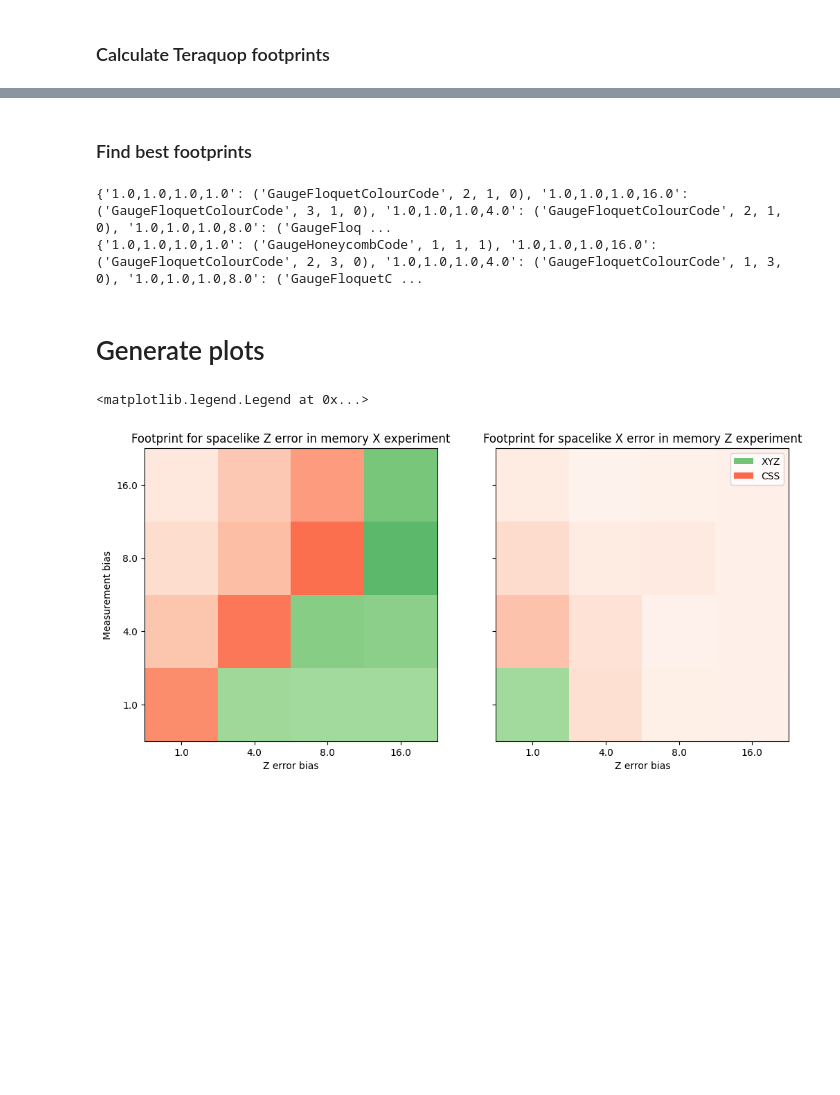
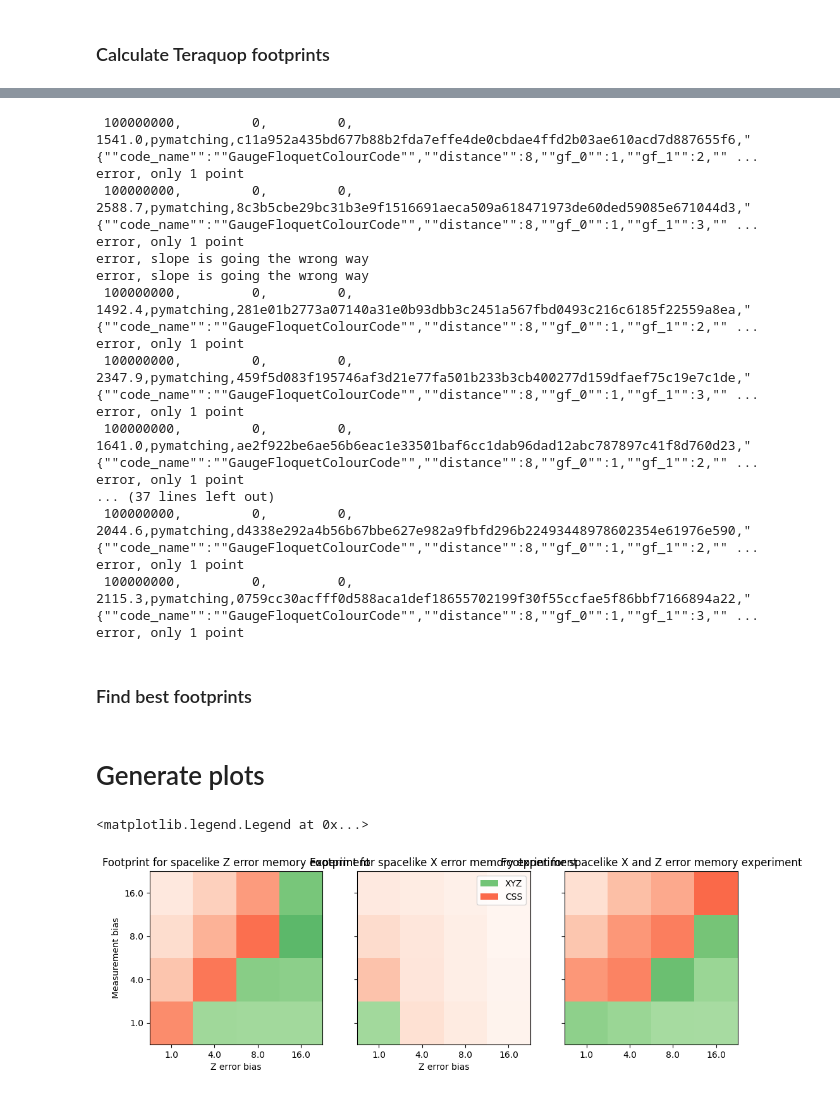
Before and after one commit to peter-janderks/floquet_colour_codes_numerics, a Jupyter notebook: heatmap/heatmap_plot.ipynb, the cells around one changed output, grey strips where cells are left out. Drawn from its saved outputs; the diff is of its cells as text; code cells hidden in the pictures; blank space fills up the shorter version.

Commit message:
update plots

```diff
--- a/heatmap/heatmap_plot.ipynb
+++ b/heatmap/heatmap_plot.ipynb
@@ -75,7 +96,10 @@ def extrapolate_footprint_achieving_error_rate(
 # Functions used to generate plots
 # %%
 
-def float_to_color_shade(value: int, color_map: plt.cm, vmin=200, vmax=3000):
+from typing import Tuple
+
+
+def float_to_color_shade(value: int, color_map: matplotlib.colors.LinearSegmentedColormap, vmin=200, vmax=3000):
     """
     Convert a float between 1 and 1000 to a shade of blue.
 
@@ -98,9 +122,15 @@ def float_to_color_shade(value: int, color_map: plt.cm, vmin=200, vmax=3000):
     normalized_value = norm(value)
 
     # Get the color corresponding to the normalized value
-    color = color_map(normalized_value)
+    color : Tuple[int,int,int,int]= color_map(normalized_value)
+    return color
 
-    return color
+def change_opacity(color: Tuple[int,int,int,int], footprint: float, vmin=200, vmax=3000):
+    norm = mcolors.Normalize(vmin=vmin, vmax=vmax)
+    normalized_value = norm(footprint)
+
+    opac_color = (color[0], color[1], color[2], normalized_value)
+    return opac_color
 # %% [markdown]
 # Data processing
 # %% [markdown]
@@ -135,3 +185,25 @@ x_footprints = calc_teraquop_footprints(stats_00001_memory_x)
+# %%
+xz_footprints_stability = calc_xz_footprints(stats_0001_stability_xz)
+x_footprints_stability = calc_teraquop_footprints(stats_0001_stability_x)
+z_footprints_stability = calc_teraquop_footprints(stats_0001_stability_z)
+# %% [output]
+ 100000000,         0,         0,  1541.0,pymatching,c11a952a435bd677b88b2fda7effe4de0cbdae4ffd2b03ae610acd7d887655f6,"{""code_name"":""GaugeFloquetColourCode"",""distance"":8,""gf_0"":1,""gf_1"":2,"" ...
+error, only 1 point
+ 100000000,         0,         0,  2588.7,pymatching,8c3b5cbe29bc31b3e9f1516691aeca509a618471973de60ded59085e671044d3,"{""code_name"":""GaugeFloquetColourCode"",""distance"":8,""gf_0"":1,""gf_1"":3,"" ...
+error, only 1 point
+error, slope is going the wrong way
+error, slope is going the wrong way
+ 100000000,         0,         0,  1492.4,pymatching,281e01b2773a07140a31e0b93dbb3c2451a567fbd0493c216c6185f22559a8ea,"{""code_name"":""GaugeFloquetColourCode"",""distance"":8,""gf_0"":1,""gf_1"":2,"" ...
+error, only 1 point
+ 100000000,         0,         0,  2347.9,pymatching,459f5d083f195746af3d21e77fa501b233b3cb400277d159dfaef75c19e7c1de,"{""code_name"":""GaugeFloquetColourCode"",""distance"":8,""gf_0"":1,""gf_1"":3,"" ...
+error, only 1 point
+ 100000000,         0,         0,  1641.0,pymatching,ae2f922be6ae56b6eac1e33501baf6cc1dab96dad12abc787897c41f8d760d23,"{""code_name"":""GaugeFloquetColourCode"",""distance"":8,""gf_0"":1,""gf_1"":2,"" ...
+error, only 1 point
+... (37 lines left out)
+ 100000000,         0,         0,  2044.6,pymatching,d4338e292a4b56b67bbe627e982a9fbfd296b22493448978602354e61976e590,"{""code_name"":""GaugeFloquetColourCode"",""distance"":8,""gf_0"":1,""gf_1"":2,"" ...
+error, only 1 point
+ 100000000,         0,         0,  2115.3,pymatching,0759cc30acfff0d588aca1def18655702199f30f55ccfae5f86bbf7166894a22,"{""code_name"":""GaugeFloquetColourCode"",""distance"":8,""gf_0"":1,""gf_1"":3,"" ...
+error, only 1 point
 # %% [markdown]
 ### Find best footprints
 # %%
@@ -158,14 +230,17 @@ def get_best_footprint_dict(footprints: dict):
     best_footprints_floquet_color_code_value = dict()
     for noise_model, footprints in footprints.items():
         best_footprints[noise_model], _, best_footprints_honeycomb_code_value[noise_model], best_footprints_floquet_color_code_value[noise_model] = get_best_footprint(footprints)
-    print(best_footprints)
+
     return best_footprints, best_footprints_honeycomb_code_value, best_footprints_floquet_color_code_value
 
-best_footprints_x, best_footprints_honeycomb_code_value_x, best_footprints_floquet_color_code_value_x = get_best_footprint_dict(x_footprints)
-best_footprints_z, best_footprints_honeycomb_code_value_z, best_footprints_floquet_color_code_value_z = get_best_footprint_dict(z_footprints)
+best_footprints = dict(
+)
+best_footprints['x_memory'], best_footprints['XYZ_x_memory'], best_footprints['CSS_x_memory'] = get_best_footprint_dict(x_footprints_memory)
+best_footprints['z_memory'], best_footprints['XYZ_z_memory'], best_footprints['CSS_z_memory'] = get_best_footprint_dict(z_footprints_memory)
+best_footprints['xz_memory'], best_footprints['XYZ_xz_memory'], best_footprints['CSS_xz_memory'] = get_best_footprint_dict(xz_footprints_memory)
+best_footprints['x_stability'], best_footprints['XYZ_x_stability'], best_footprints['CSS_x_stability'] = get_best_footprint_dict(x_footprints_stability)
+best_footprints['z_stability'], best_footprints['XYZ_z_stability'], best_footprints['CSS_z_stability'] = get_best_footprint_dict(z_footprints_stability)
+best_footprints['xz_stability'], best_footprints['XYZ_xz_stability'], best_footprints['CSS_xz_stability'] = get_best_footprint_dict(xz_footprints_stability)
-# %% [output]
-{'1.0,1.0,1.0,1.0': ('GaugeFloquetColourCode', 2, 1, 0), '1.0,1.0,1.0,16.0': ('GaugeFloquetColourCode', 3, 1, 0), '1.0,1.0,1.0,4.0': ('GaugeFloquetColourCode', 2, 1, 0), '1.0,1.0,1.0,8.0': ('GaugeFloq ...
-{'1.0,1.0,1.0,1.0': ('GaugeHoneycombCode', 1, 1, 1), '1.0,1.0,1.0,16.0': ('GaugeFloquetColourCode', 2, 3, 0), '1.0,1.0,1.0,4.0': ('GaugeFloquetColourCode', 1, 3, 0), '1.0,1.0,1.0,8.0': ('GaugeFloquetC ...
 # %% [markdown]
 # Generate plots
 # %%
@@ -177,6 +252,7 @@ def plot_best_footprints(best_footprints: dict, best_footprints_honeycomb_code_v
     for noise_model, best_footprint in best_footprints.items():
         x_val = float(noise_model.split(',')[-2])
         y_val = float(noise_model.split(',')[-1])
+
         if best_footprint[0] == 'GaugeHoneycombCode':
             x_y_to_color[(x_val, y_val)] = float_to_color_shade(best_footprints_honeycomb_code_value[noise_model], plt.cm.Greens)
         elif best_footprint[0] == 'GaugeFloquetColourCode':
@@ -192,37 +268,40 @@ def plot_best_footprints(best_footprints: dict, best_footprints_honeycomb_code_v
     y_values.sort()
 
 
 
     color_matrix = [[0 for i in range(len(y_values))] for j in range(len(x_values))]
     for x_val in x_values:
         for y_val in y_values:
             if (x_val, y_val) in x_y_to_color:
                 color_matrix[y_values.index(y_val)][x_values.index(x_val)] = x_y_to_color[(x_val, y_val)]
 
     ax.imshow(color_matrix, origin = 'lower')
     ax.set_xticks(np.arange(len(x_values)), labels=x_values)
     ax.set_yticks(np.arange(len(y_values)), labels=y_values)
 
 
-fig, (ax1, ax2) = plt.subplots(1, 2, figsize=(12, 6), sharey=True)
+fig, (ax1, ax2, ax3) = plt.subplots(1, 3, figsize=(12, 6), sharey=True)
 ax1.set_ylabel('Measurement bias')
 ax1.set_xlabel('Z error bias')
 ax2.set_xlabel('Z error bias')
-ax1.set_title('Footprint for spacelike Z error in memory X experiment')
-ax2.set_title('Footprint for spacelike X error in memory Z experiment')
+ax1.set_title('Footprint for spacelike Z error memory experiment')
+ax2.set_title('Footprint for spacelike X error memory experiment')
+ax3.set_title('Footprint for spacelike X and Z error memory experiment')
 
 
-plot_best_footprints(best_footprints_x, best_footprints_honeycomb_code_value_x, best_footprints_floquet_color_code_value_x, ax1)
-plot_best_footprints(best_footprints_z, best_footprints_honeycomb_code_value_z, best_footprints_floquet_color_code_value_z, ax2)
+plot_best_footprints(best_footprints['x_memory'], best_footprints['XYZ_x_memory'], best_footprints['CSS_x_memory'], ax1)
+plot_best_footprints(best_footprints['z_memory'], best_footprints['XYZ_z_memory'], best_footprints['CSS_z_memory'], ax2)
+plot_best_footprints(best_footprints['xz_memory'], best_footprints['XYZ_xz_memory'], best_footprints['CSS_xz_memory'], ax3)
+
 from  matplotlib.patches import Patch
-# TODO add some kind of legend
+
 legend_elements = [
     Patch(facecolor=plt.cm.Greens(0.5), label='XYZ'),##edgecolor='r', label='GaugeHoneycombCode'),
     Patch(facecolor=plt.cm.Reds(0.5), label='CSS')
 ]
 
 #ax1.legend(handles=legend_elements, loc='upper right')
 ax2.legend(handles=legend_elements, loc='upper right')
 # %% [output]
 <matplotlib.legend.Legend at 0x...>
-[figure, old version]
+[figure, new version]
```
Also changed, not shown: parts of 17 cells of this notebook, 2 other files.
